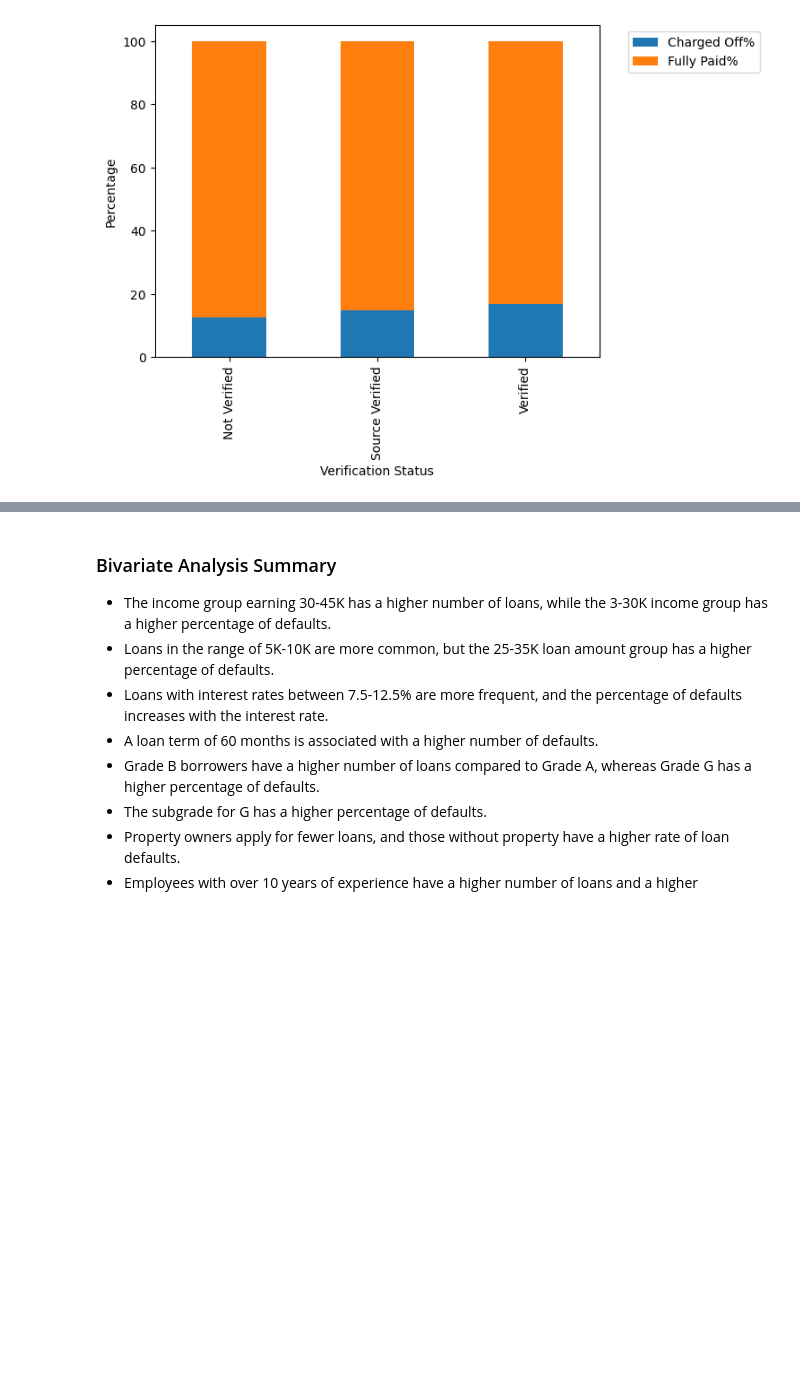
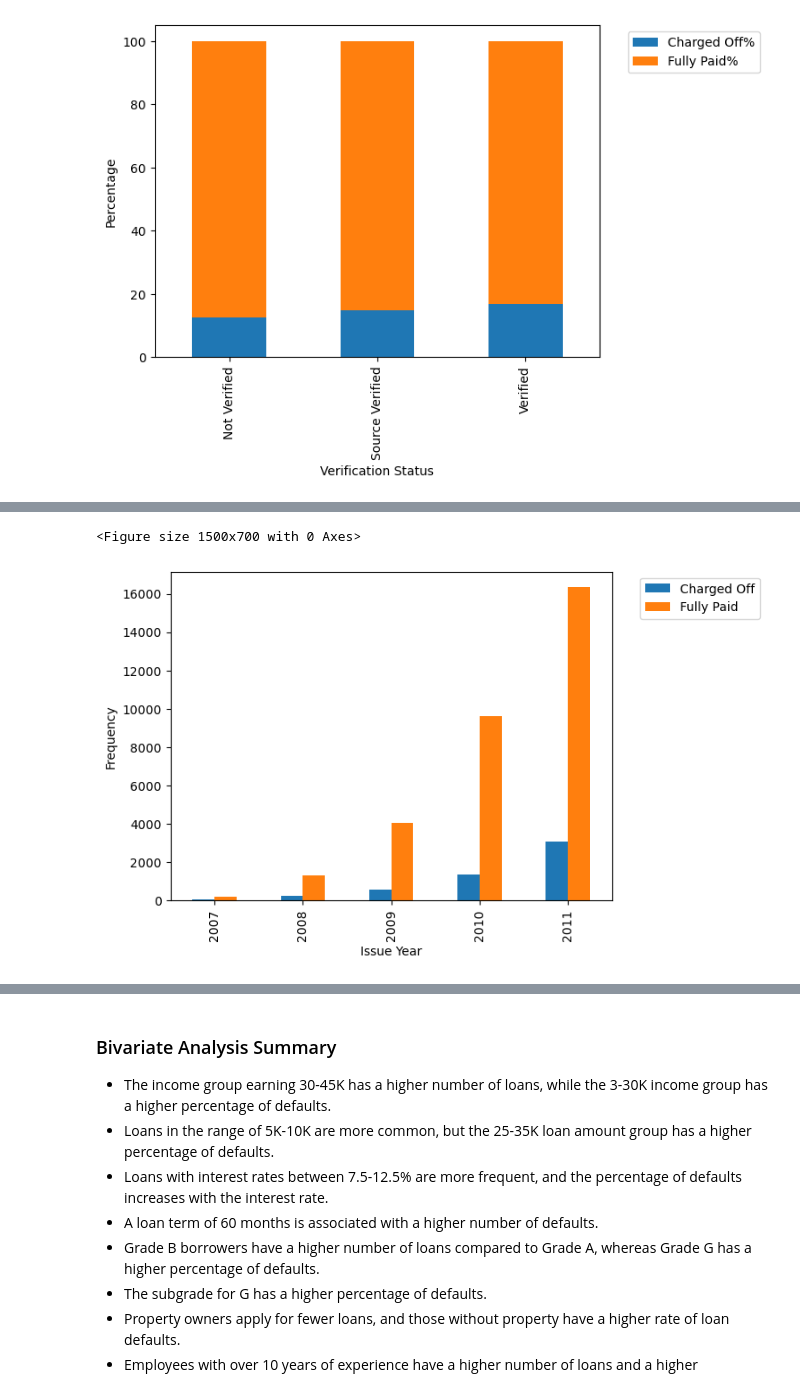
Before and after one commit to chetanrajhans/Lending_Club_Case_Study, a Jupyter notebook: Lending_Club_Case_Study.ipynb, the cells around one changed output, grey strips where cells are left out. Drawn from its saved outputs; the diff is of its cells as text; code cells hidden in the pictures; blank space fills up the shorter version.

```diff
--- a/Lending_Club_Case_Study.ipynb
+++ b/Lending_Club_Case_Study.ipynb
@@ -1643,3 +1641,19 @@ plt.show()
 # %% [output]
 <Figure size 1500x700 with 0 Axes>
 [figure]
+# %%
+# Checking Distribution of Verification Status and Loan status
+
+# Creating pivot to get count and Total
+Issue_Year_pivot =  pd.pivot_table(data=loan,index="Issue_Year",values='id',columns="loan_status",aggfunc='count')
+Issue_Year_total = loan.groupby('Issue_Year').size().reset_index(name='Total')
+Issue_Year = pd.merge(Issue_Year_pivot, Issue_Year_total, on='Issue_Year', how='left')
+
+
+# Creating Derived columns for % of Grand Total
+Issue_Year['Charged Off%'] = round((Issue_Year['Charged Off']/Issue_Year['Total'])*100,2)
+Issue_Year['Fully Paid%'] = round((Issue_Year['Fully Paid']/Issue_Year['Total'])*100,2)
+
+# Reset Index
+Issue_Year.set_index('Issue_Year', inplace=True)
+Issue_Year
@@ -1645,0 +1668,12 @@ plt.show()
+# %%
+# Visualizing Distribution of Issue Year and Loan Status by Count
+
+plt.figure(figsize=(15,7))
+Issue_Year[['Charged Off','Fully Paid']].plot(kind='bar')
+plt.legend(bbox_to_anchor=(1.05, 1.0), loc='upper left')
+plt.xlabel("Issue Year")
+plt.ylabel("Frequency")
+plt.show()
+# %% [output]
+<Figure size 1500x700 with 0 Axes>
+[figure, added]
```
Also changed, not shown: parts of 15 cells of this notebook, 2 other files.
